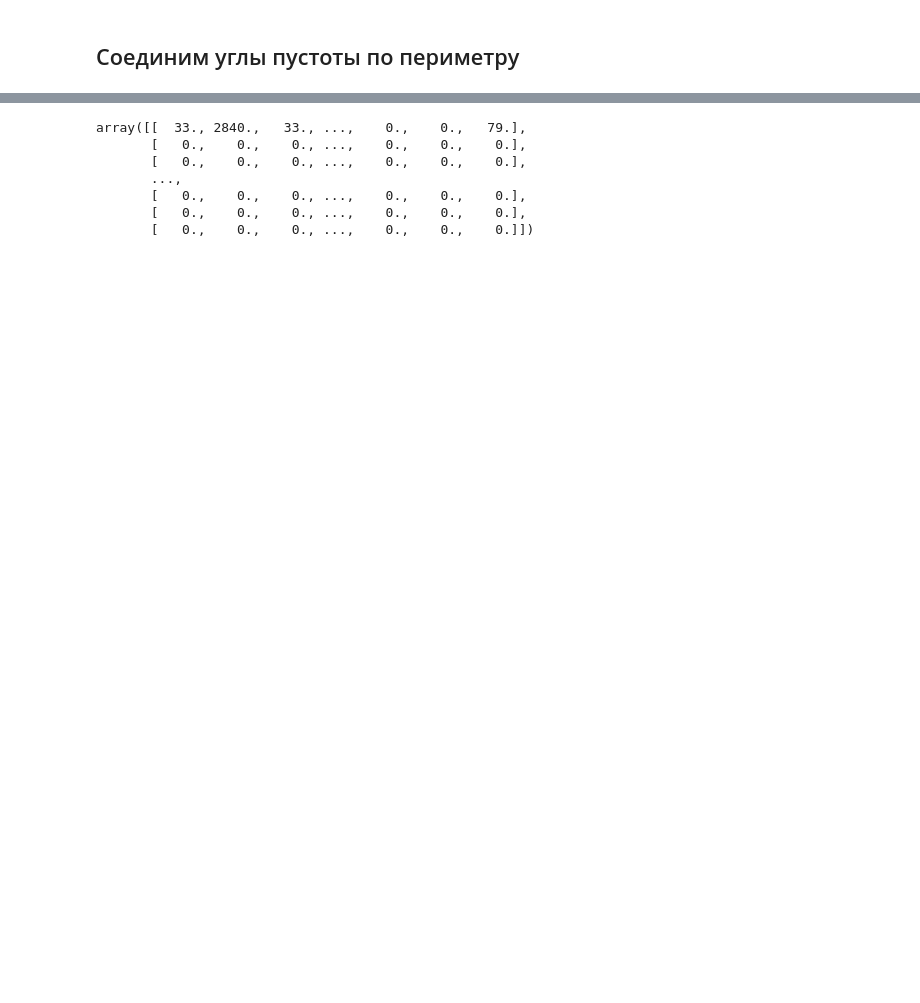
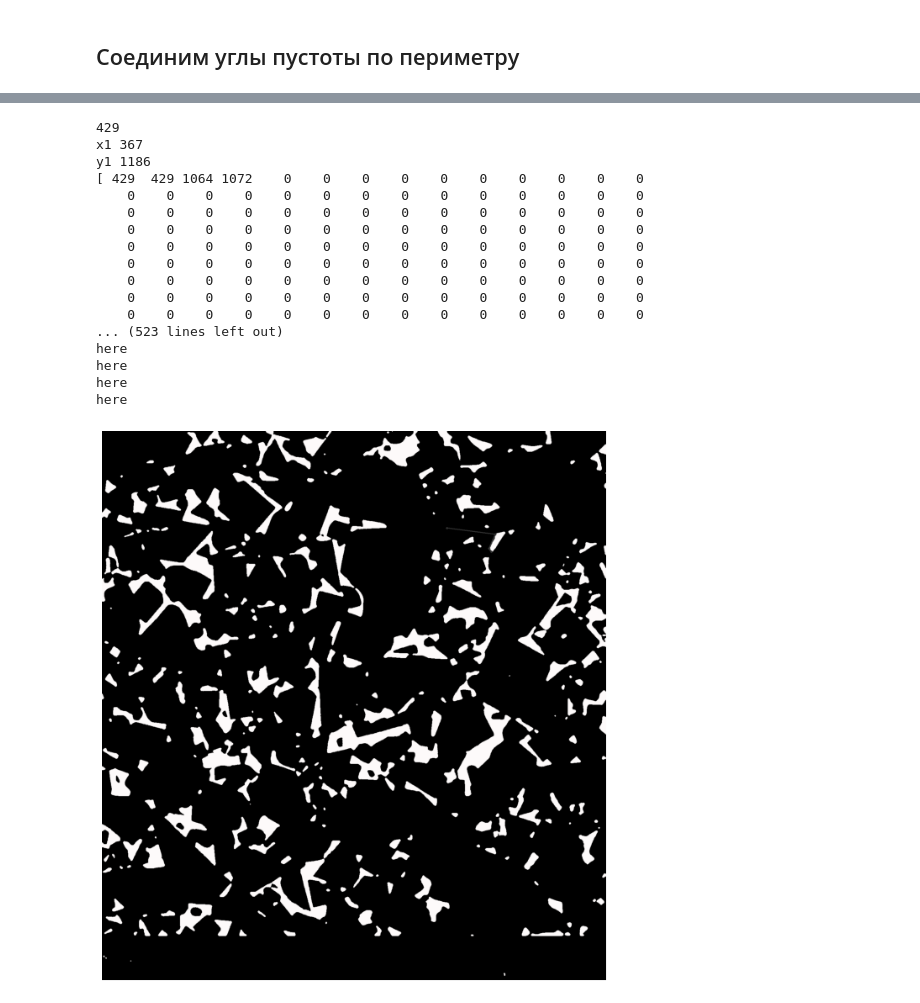
Before and after one commit to dkagramanyan/WC-Co_computer_vision, a Jupyter notebook: graph-segmentation.ipynb, the cells around one changed output, grey strips where cells are left out. Drawn from its saved outputs; the diff is of its cells as text; code cells hidden in the pictures; blank space fills up the shorter version.

```diff
--- a/graph-segmentation.ipynb
+++ b/graph-segmentation.ipynb
@@ -401,44 +391,51 @@ v1_index 0
-# %%
-new_nodes
-# %% [output]
-array([[  33., 2840.,   33., ...,    0.,    0.,   79.],
-       [   0.,    0.,    0., ...,    0.,    0.,    0.],
-       [   0.,    0.,    0., ...,    0.,    0.,    0.],
-       ...,
-       [   0.,    0.,    0., ...,    0.,    0.,    0.],
-       [   0.,    0.,    0., ...,    0.,    0.,    0.],
-       [   0.,    0.,    0., ...,    0.,    0.,    0.]])
 # %%
 def draw_edges(image,node,corners,color=(51,51,51)):
     new_image=copy.copy(image)
 
-    v1=node[position]
-    point1=corners[v1][0]
+    im = Image.fromarray(np.uint8(cm.gist_earth(new_image)*255))
+    draw = ImageDraw.Draw(im)
+    print(node[0])
+    point1=corners[node[0]][0]
     x1,y1=point1[0],point1[1]
-    image=rgb2gray(image)
-
-    im = Image.fromarray(np.uint8(cm.gist_earth(image)*255))
-    draw = ImageDraw.Draw(im)
-    rx=3
-    draw.ellipse((y1-r,x1-r,y1+r,x1+r), fill=(), width=1)
-
-    for val in vals:
-        point2=corners[val[0].astype('int64')][0]
+    print('x1',x1)
+    print('y1',y1)
+    r=3
+    draw.ellipse((y1-r,x1-r,y1+r,x1+r), fill=color, width=1)
+    print(node)
+    for point in node:
+        print('here')
+        point2=corners[point][0]
         x2,y2=point2[0],point2[1]
 
-        draw.ellipse((y2-r,x2-r,y2+r,x2+r), fill=color, width=1)
+        draw.ellipse((y2-r,x2-r,y2+r,x2+r), fill=color, width=4)
+        draw.line((y1,x1,y2,x2), fill=color, width=4)
+        x1,y1=x2,y2
 
-        if val[0]!=v1 and val[0]!=0 and val[2]<=max_dist:
-          #  draw.line((y1,x1,y2,x2), fill=color, width=1)
-            draw.text(
-                    (y2,x2),
-                    str(val[1]),
-                    fill=('#828282')
-                    )
-
-        else:
-            continue
     img=np.array(im)
-    img=rgb2gray(img)
+  #  img=rgb2gray(img)
+    io.imsave('vals.png',img)
 
     return  img
+# %%
+img2=draw_edges(image2,new_nodes[0],grain2_corners)
+img_show(img2,cmap='gray',N=12)
+#io.imsave('vals.png',img2)
+# %% [output]
+429
+x1 367
+y1 1186
+[ 429  429 1064 1072    0    0    0    0    0    0    0    0    0    0
+    0    0    0    0    0    0    0    0    0    0    0    0    0    0
+    0    0    0    0    0    0    0    0    0    0    0    0    0    0
+    0    0    0    0    0    0    0    0    0    0    0    0    0    0
+    0    0    0    0    0    0    0    0    0    0    0    0    0    0
+    0    0    0    0    0    0    0    0    0    0    0    0    0    0
+    0    0    0    0    0    0    0    0    0    0    0    0    0    0
+    0    0    0    0    0    0    0    0    0    0    0    0    0    0
+    0    0    0    0    0    0    0    0    0    0    0    0    0    0
+... (523 lines left out)
+here
+here
+here
+here
+[figure, added]
```
Also changed, not shown: parts of 6 cells of this notebook.
